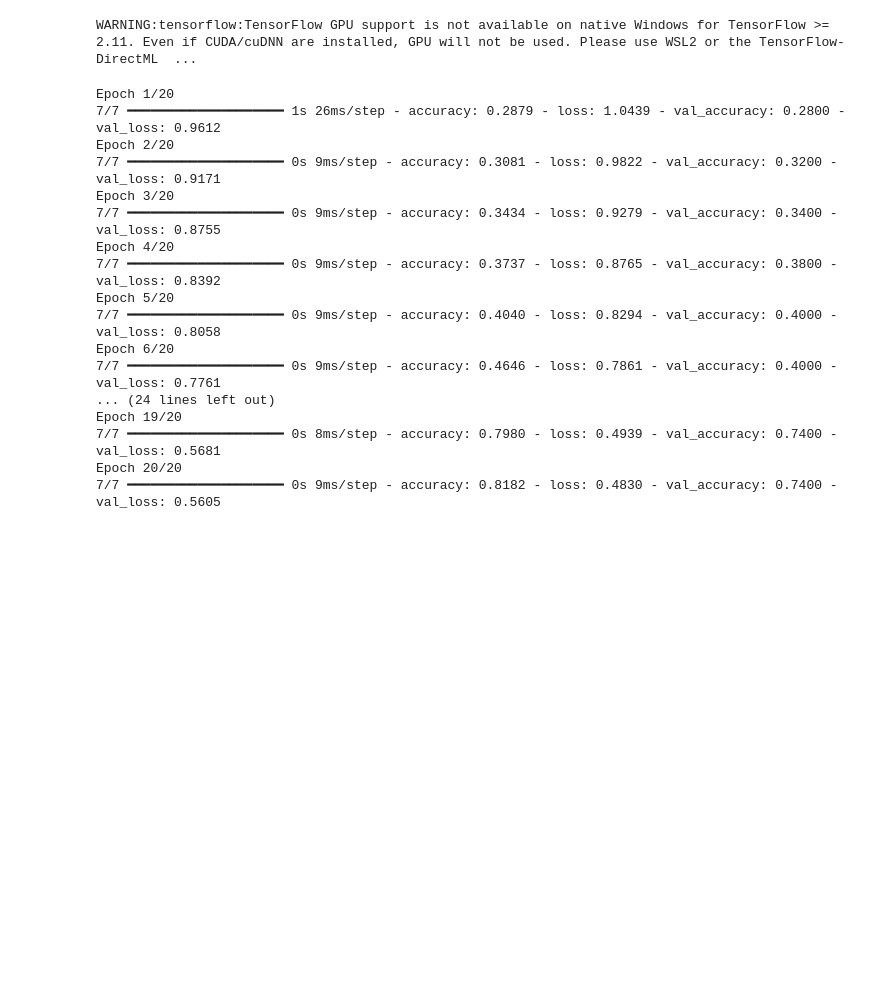
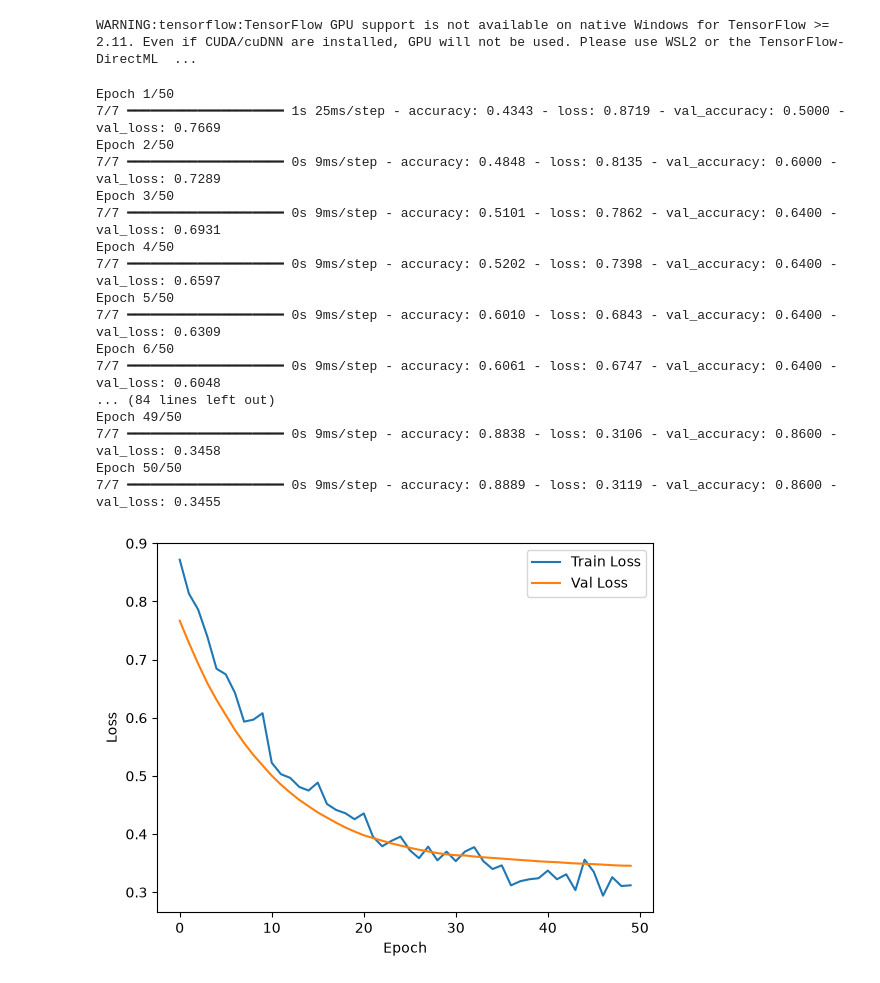
Before and after one commit to Lui-die-lui/aice-associate-study, a Jupyter notebook: DAY13/day13.ipynb, the cells around one changed output. Saved outputs shown, nothing was run; the diff lists cells and outputs as text; code cells hidden in the pictures; blank space fills up the shorter version.

```diff
--- a/DAY13/day13.ipynb
+++ b/DAY13/day13.ipynb
@@ -268,6 +268,9 @@ model.add(Input(shape=(x_train_scaled.shape[1],)))
 # 뉴런 16개 * 입력특성 19개 - 각 뉴런마다 19개 특성에 적용하는 가중치가 다르다.
 # relu = 뉴런이 계산한 결과에 ReLU라는 활성화 함수를 한 번 더 적용 : 계산값 음수 = 0, 양수 = 그대로
 model.add(Dense(16, activation='relu'))
+# %%
+# Dropout - 은닉층의 일부 뉴런 출력을 랜덤하게 꺼서 과적합을 줄이는 역할 - 은닉층 뒤에 끼워넣는다
+model.add(Dropout(0.2))
 # %%
 # 출력층 (Dense(1)) - 1인 이유 = 맞히려는 값이 churn 하나이기 때문
 # sigmoid = 최종 결과를 0~1 사이 값으로 바꿔줌
@@ -282,32 +285,56 @@ model.compile(
 )
 # %% [output]
 WARNING:tensorflow:TensorFlow GPU support is not available on native Windows for TensorFlow >= 2.11. Even if CUDA/cuDNN are installed, GPU will not be used. Please use WSL2 or the TensorFlow-DirectML  ...
+# %%
+# EarlyStopping
+# 컴파일 뒤, fit 전에 넣는다
+from tensorflow.keras.callbacks import EarlyStopping
+
+early_stop = EarlyStopping(
+  monitor='val_loss', # 검증 데이터 손실값을 본다
+  patience=3, # 3번 연속 개선이 없으면 멈춘다
+  restore_best_weights=True # 가장 좋았던 시점의 가중치로 되돌린다
+)
 # %%
 history = model.fit(
     x_train_scaled,
     y_train,
-    epochs=20, # 전체 학습 데이터를 20번 반복해서 학습
+    epochs=50, # 전체 학습 데이터를 50번 반복해서 학습
     batch_size=32, # 한 번에 데이터 32개씩 나눠서 학습
-    validation_split=0.2 # train 데이터 중 20%를 검증용으로 따로 떼서 학습 중 성능을 확인
+    validation_split=0.2, # train 데이터 중 20%를 검증용으로 따로 떼서 학습 중 성능을 확인
+    callbacks=[early_stop]
 )
 # %% [output]
-Epoch 1/20
-7/7 ━━━━━━━━━━━━━━━━━━━━ 1s 26ms/step - accuracy: 0.2879 - loss: 1.0439 - val_accuracy: 0.2800 - val_loss: 0.9612
-Epoch 2/20
-7/7 ━━━━━━━━━━━━━━━━━━━━ 0s 9ms/step - accuracy: 0.3081 - loss: 0.9822 - val_accuracy: 0.3200 - val_loss: 0.9171
-Epoch 3/20
-7/7 ━━━━━━━━━━━━━━━━━━━━ 0s 9ms/step - accuracy: 0.3434 - loss: 0.9279 - val_accuracy: 0.3400 - val_loss: 0.8755
-Epoch 4/20
-7/7 ━━━━━━━━━━━━━━━━━━━━ 0s 9ms/step - accuracy: 0.3737 - loss: 0.8765 - val_accuracy: 0.3800 - val_loss: 0.8392
-Epoch 5/20
-7/7 ━━━━━━━━━━━━━━━━━━━━ 0s 9ms/step - accuracy: 0.4040 - loss: 0.8294 - val_accuracy: 0.4000 - val_loss: 0.8058
-Epoch 6/20
-7/7 ━━━━━━━━━━━━━━━━━━━━ 0s 9ms/step - accuracy: 0.4646 - loss: 0.7861 - val_accuracy: 0.4000 - val_loss: 0.7761
-... (24 lines left out)
-Epoch 19/20
-7/7 ━━━━━━━━━━━━━━━━━━━━ 0s 8ms/step - accuracy: 0.7980 - loss: 0.4939 - val_accuracy: 0.7400 - val_loss: 0.5681
-Epoch 20/20
-7/7 ━━━━━━━━━━━━━━━━━━━━ 0s 9ms/step - accuracy: 0.8182 - loss: 0.4830 - val_accuracy: 0.7400 - val_loss: 0.5605
+Epoch 1/50
+7/7 ━━━━━━━━━━━━━━━━━━━━ 1s 25ms/step - accuracy: 0.4343 - loss: 0.8719 - val_accuracy: 0.5000 - val_loss: 0.7669
+Epoch 2/50
+7/7 ━━━━━━━━━━━━━━━━━━━━ 0s 9ms/step - accuracy: 0.4848 - loss: 0.8135 - val_accuracy: 0.6000 - val_loss: 0.7289
+Epoch 3/50
+7/7 ━━━━━━━━━━━━━━━━━━━━ 0s 9ms/step - accuracy: 0.5101 - loss: 0.7862 - val_accuracy: 0.6400 - val_loss: 0.6931
+Epoch 4/50
+7/7 ━━━━━━━━━━━━━━━━━━━━ 0s 9ms/step - accuracy: 0.5202 - loss: 0.7398 - val_accuracy: 0.6400 - val_loss: 0.6597
+Epoch 5/50
+7/7 ━━━━━━━━━━━━━━━━━━━━ 0s 9ms/step - accuracy: 0.6010 - loss: 0.6843 - val_accuracy: 0.6400 - val_loss: 0.6309
+Epoch 6/50
+7/7 ━━━━━━━━━━━━━━━━━━━━ 0s 9ms/step - accuracy: 0.6061 - loss: 0.6747 - val_accuracy: 0.6400 - val_loss: 0.6048
+... (84 lines left out)
+Epoch 49/50
+7/7 ━━━━━━━━━━━━━━━━━━━━ 0s 9ms/step - accuracy: 0.8838 - loss: 0.3106 - val_accuracy: 0.8600 - val_loss: 0.3458
+Epoch 50/50
+7/7 ━━━━━━━━━━━━━━━━━━━━ 0s 9ms/step - accuracy: 0.8889 - loss: 0.3119 - val_accuracy: 0.8600 - val_loss: 0.3455
+# %%
+import matplotlib.pyplot as plt
+
+# 틀리는 비율을 그래프로 확인
+plt.plot(history.history['loss'], label='Train Loss')
+plt.plot(history.history['val_loss'], label='Val Loss')
+
+plt.xlabel('Epoch')
+plt.ylabel('Loss')
+plt.legend()
+plt.show()
+# %% [output]
+[figure, added]
 # %%
 # 실제 시험 상황
 test_loss, test_accuracy = model.evaluate(
```
Also changed, not shown: parts of 3 cells of this notebook, 4 other files.
